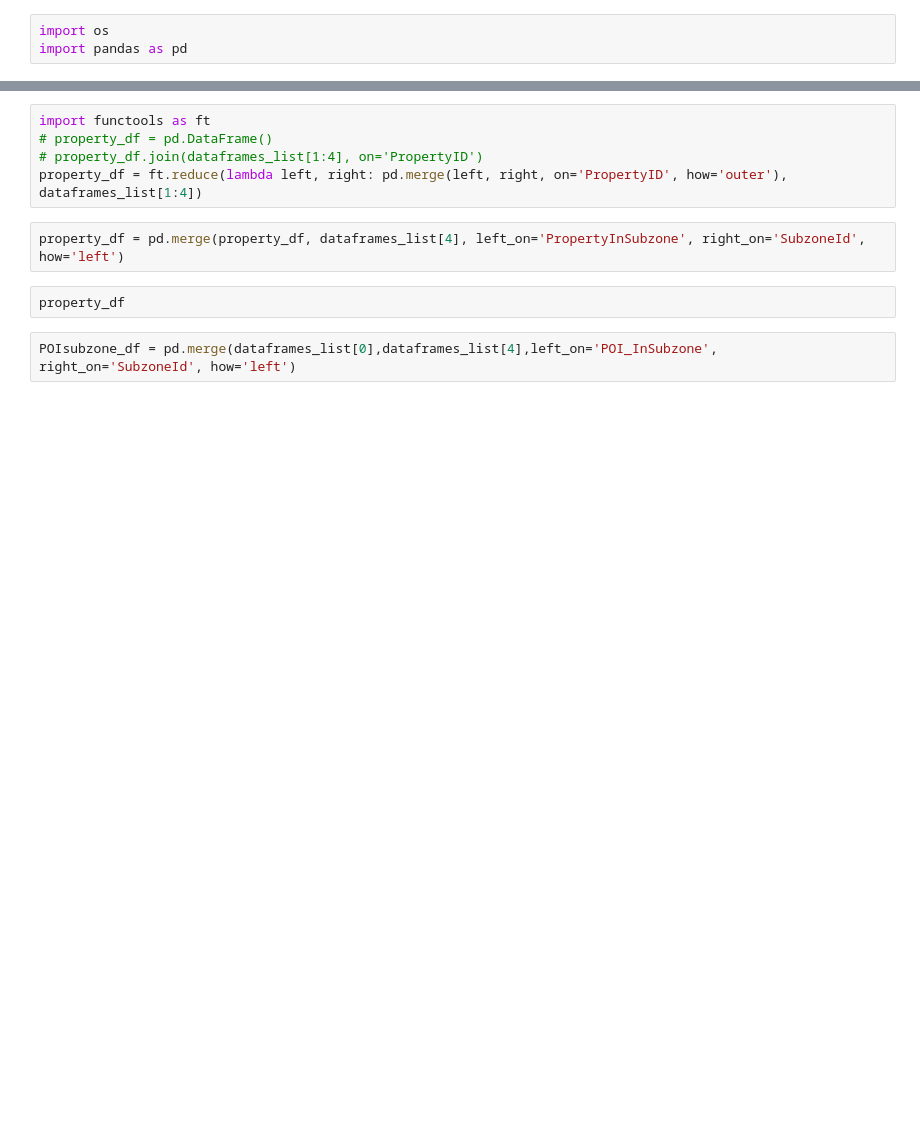
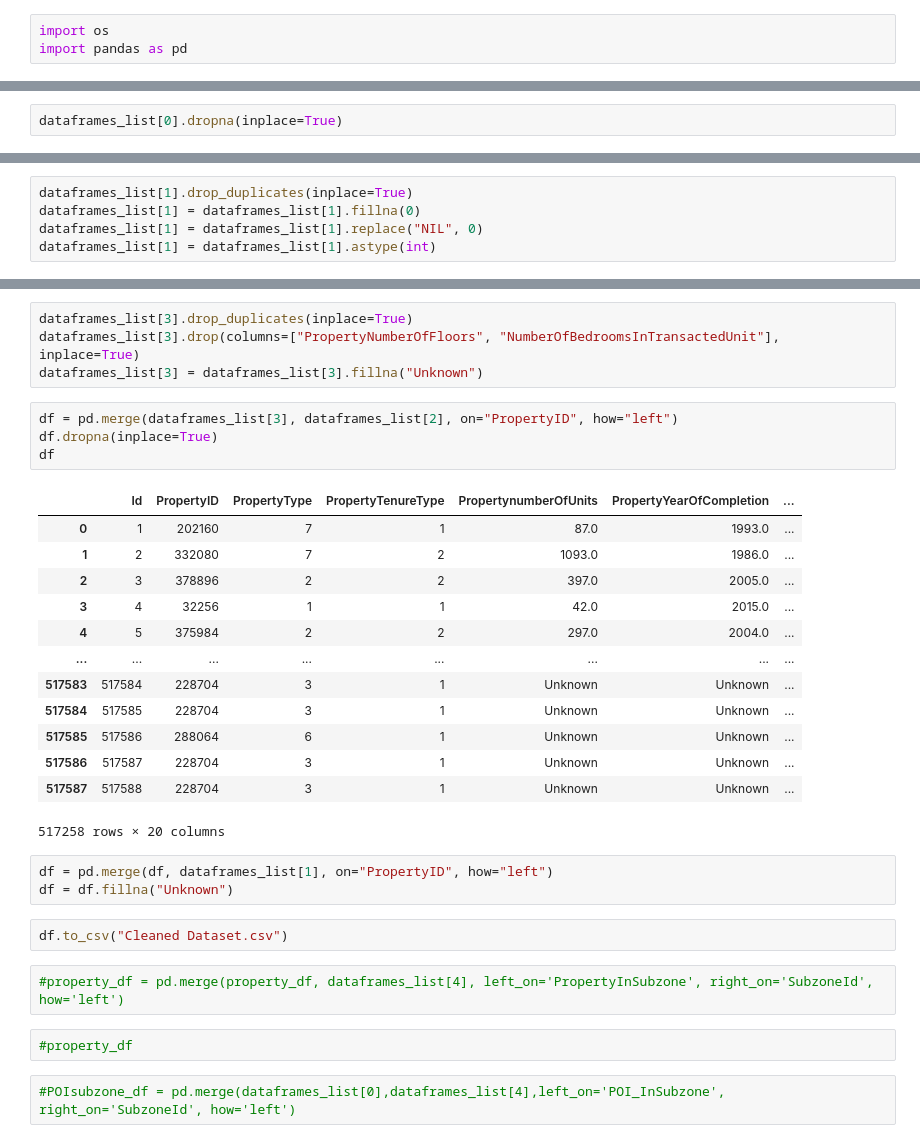
Before and after one commit to haoern/DAVI-CA1, a Jupyter notebook: CA1.ipynb, the cells around one changed output, grey strips where cells are left out. Saved outputs shown, nothing was run; the diff lists cells and outputs as text; blank space fills up the shorter version.

Commit message:
CLeaned

```diff
--- a/CA1.ipynb
+++ b/CA1.ipynb
@@ -90,0 +28,2 @@ for dataset in dataframes_list:
+# %%
+dataframes_list[0].dropna(inplace=True)
@@ -90,0 +46,5 @@ for dataset in dataframes_list:
+# %%
+dataframes_list[1].drop_duplicates(inplace=True)
+dataframes_list[1] = dataframes_list[1].fillna(0)
+dataframes_list[1] = dataframes_list[1].replace("NIL", 0)
+dataframes_list[1] = dataframes_list[1].astype(int)
@@ -91,11 +67,33 @@ for dataset in dataframes_list:
+# %%
+dataframes_list[3].drop_duplicates(inplace=True)
+dataframes_list[3].drop(columns=["PropertyNumberOfFloors", "NumberOfBedroomsInTransactedUnit"], inplace=True)
+dataframes_list[3] = dataframes_list[3].fillna("Unknown")
 # %%
-import functools as ft
-# property_df = pd.DataFrame()
-# property_df.join(dataframes_list[1:4], on='PropertyID')
-property_df = ft.reduce(lambda left, right: pd.merge(left, right, on='PropertyID', how='outer'), dataframes_list[1:4])
+df = pd.merge(dataframes_list[3], dataframes_list[2], on="PropertyID", how="left")
+df.dropna(inplace=True)
+df
+# %% [output]
+|  | Id | PropertyID | PropertyType | PropertyTenureType | PropertynumberOfUnits | PropertyYearOfCompletion | ... |
+| 0 | 1 | 202160 | 7 | 1 | 87.0 | 1993.0 | ... |
+| 1 | 2 | 332080 | 7 | 2 | 1093.0 | 1986.0 | ... |
+| 2 | 3 | 378896 | 2 | 2 | 397.0 | 2005.0 | ... |
+| 3 | 4 | 32256 | 1 | 1 | 42.0 | 2015.0 | ... |
+| 4 | 5 | 375984 | 2 | 2 | 297.0 | 2004.0 | ... |
+| ... | ... | ... | ... | ... | ... | ... | ... |
+| 517583 | 517584 | 228704 | 3 | 1 | Unknown | Unknown | ... |
+| 517584 | 517585 | 228704 | 3 | 1 | Unknown | Unknown | ... |
+| 517585 | 517586 | 288064 | 6 | 1 | Unknown | Unknown | ... |
+| 517586 | 517587 | 228704 | 3 | 1 | Unknown | Unknown | ... |
+| 517587 | 517588 | 228704 | 3 | 1 | Unknown | Unknown | ... |
+517258 rows × 20 columns
+# %%
+df = pd.merge(df, dataframes_list[1], on="PropertyID", how="left")
+df = df.fillna("Unknown")
+# %%
+df.to_csv("Cleaned Dataset.csv")
 # %%
-property_df = pd.merge(property_df, dataframes_list[4], left_on='PropertyInSubzone', right_on='SubzoneId', how='left')
+#property_df = pd.merge(property_df, dataframes_list[4], left_on='PropertyInSubzone', right_on='SubzoneId', how='left')
 # %%
-property_df
+#property_df
 # %%
-POIsubzone_df = pd.merge(dataframes_list[0],dataframes_list[4],left_on='POI_InSubzone', right_on='SubzoneId', how='left')
+#POIsubzone_df = pd.merge(dataframes_list[0],dataframes_list[4],left_on='POI_InSubzone', right_on='SubzoneId', how='left')
```
Also changed, not shown: parts of 4 cells of this notebook.
